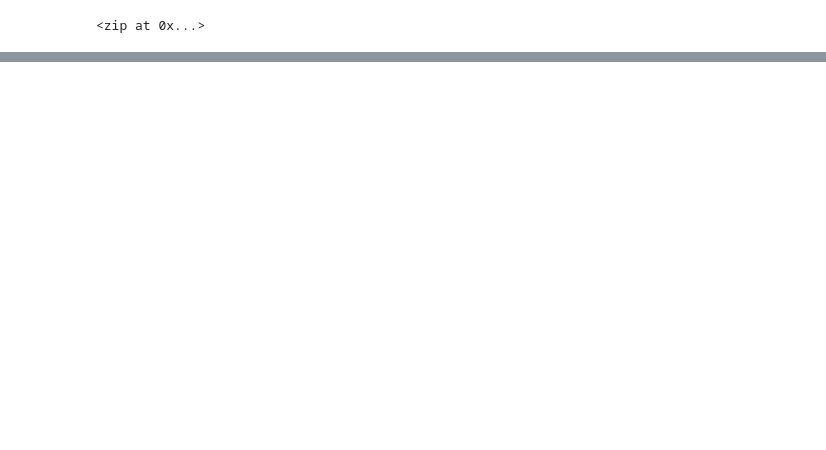
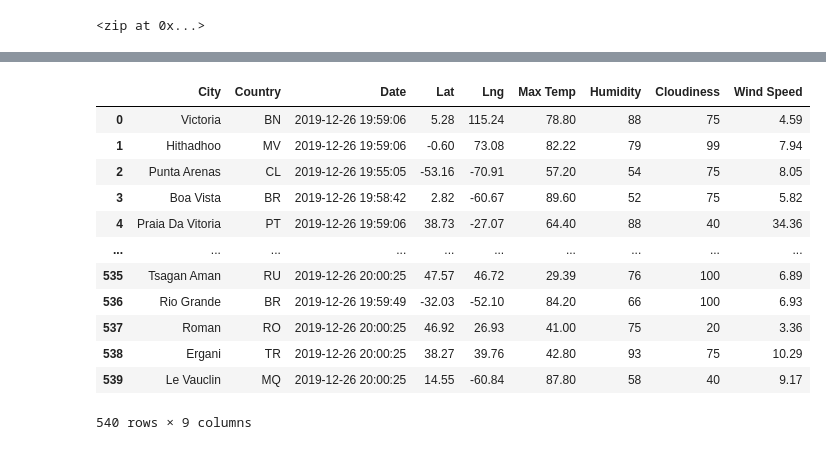
Before and after one commit to louise-hsu/World_Weather_Analysis, a Jupyter notebook: Weather.ipynb, the cells around one changed output, grey strips where cells are left out. Drawn from its saved outputs; the diff is of its cells as text; code cells hidden in the pictures; blank space fills up the shorter version.

```diff
--- a/Weather.ipynb
+++ b/Weather.ipynb
@@ -33,0 +43,4 @@ len(cities)
+# %%
+# Starting URL for Weather Map API Call.
+url = "http://api.openweathermap.org/data/2.5/weather?units=Imperial&APPID=" + weather_api_key
+print(url)
@@ -33,0 +132,4 @@ len(cities)
+# %%
+# Convert the array of dictionaries to a Pandas DataFrame.
+city_data_df = pd.DataFrame(city_data)
+city_data_df.head(10)
@@ -33,0 +148,19 @@ len(cities)
+# %%
+# new column order
+new_column_order = ["City","Country", "Date", "Lat", "Lng", "Max Temp", "Humidity", "Cloudiness", "Wind Speed"]
+city_data_df = city_data_df[new_column_order]
+city_data_df
+# %% [output]
+|  | City | Country | Date | Lat | Lng | Max Temp | Humidity | Cloudiness | Wind Speed |
+| 0 | Victoria | BN | 2019-12-26 19:59:06 | 5.28 | 115.24 | 78.80 | 88 | 75 | 4.59 |
+| 1 | Hithadhoo | MV | 2019-12-26 19:59:06 | -0.60 | 73.08 | 82.22 | 79 | 99 | 7.94 |
+| 2 | Punta Arenas | CL | 2019-12-26 19:55:05 | -53.16 | -70.91 | 57.20 | 54 | 75 | 8.05 |
+| 3 | Boa Vista | BR | 2019-12-26 19:58:42 | 2.82 | -60.67 | 89.60 | 52 | 75 | 5.82 |
+| 4 | Praia Da Vitoria | PT | 2019-12-26 19:59:06 | 38.73 | -27.07 | 64.40 | 88 | 40 | 34.36 |
+| ... | ... | ... | ... | ... | ... | ... | ... | ... | ... |
+| 535 | Tsagan Aman | RU | 2019-12-26 20:00:25 | 47.57 | 46.72 | 29.39 | 76 | 100 | 6.89 |
+| 536 | Rio Grande | BR | 2019-12-26 19:59:49 | -32.03 | -52.10 | 84.20 | 66 | 100 | 6.93 |
+| 537 | Roman | RO | 2019-12-26 20:00:25 | 46.92 | 26.93 | 41.00 | 75 | 20 | 3.36 |
+| 538 | Ergani | TR | 2019-12-26 20:00:25 | 38.27 | 39.76 | 42.80 | 93 | 75 | 10.29 |
+| 539 | Le Vauclin | MQ | 2019-12-26 20:00:25 | 14.55 | -60.84 | 87.80 | 58 | 40 | 9.17 |
+540 rows × 9 columns
```
Also changed, not shown: parts of 7 cells of this notebook, 3 other files.
